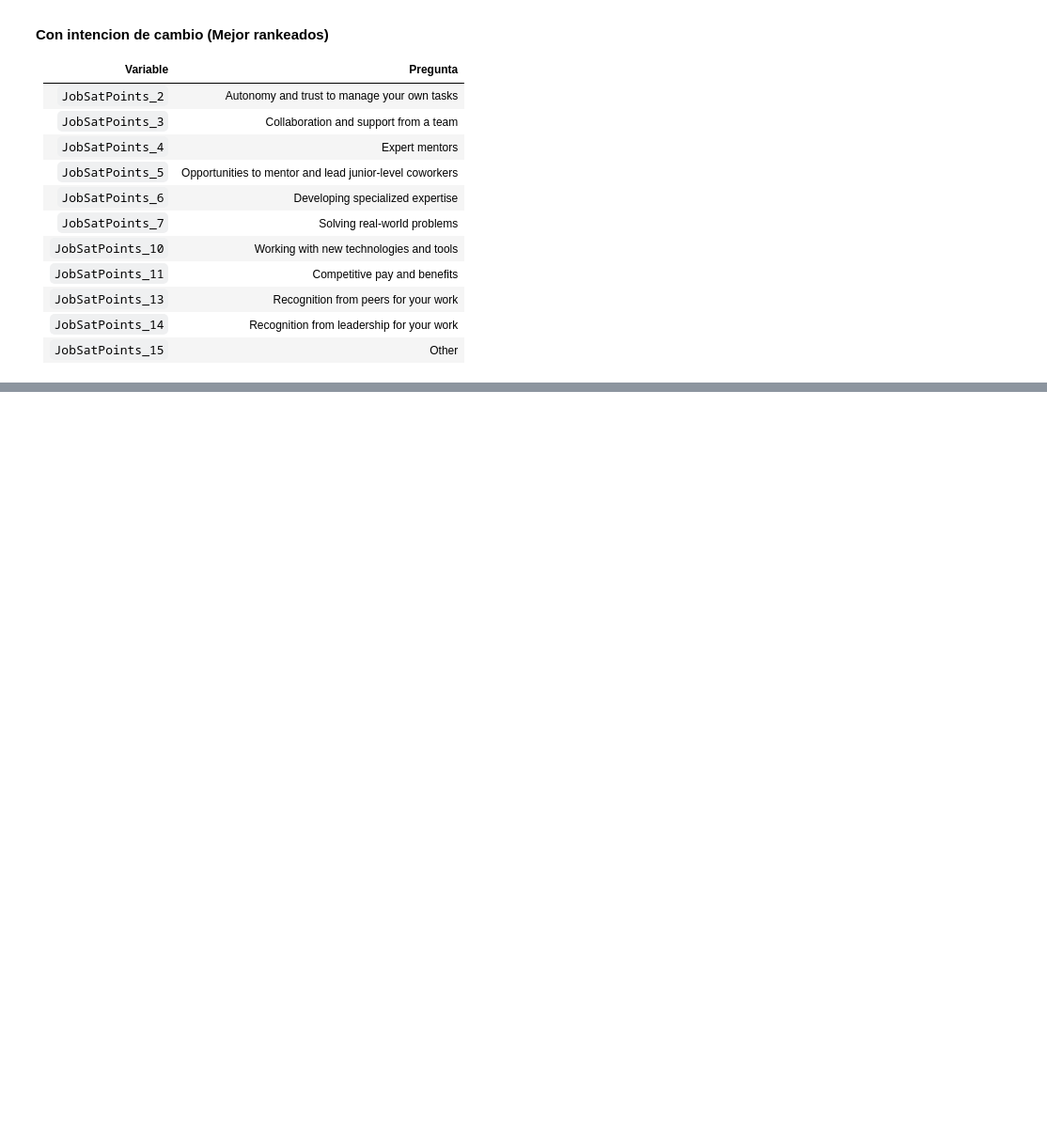
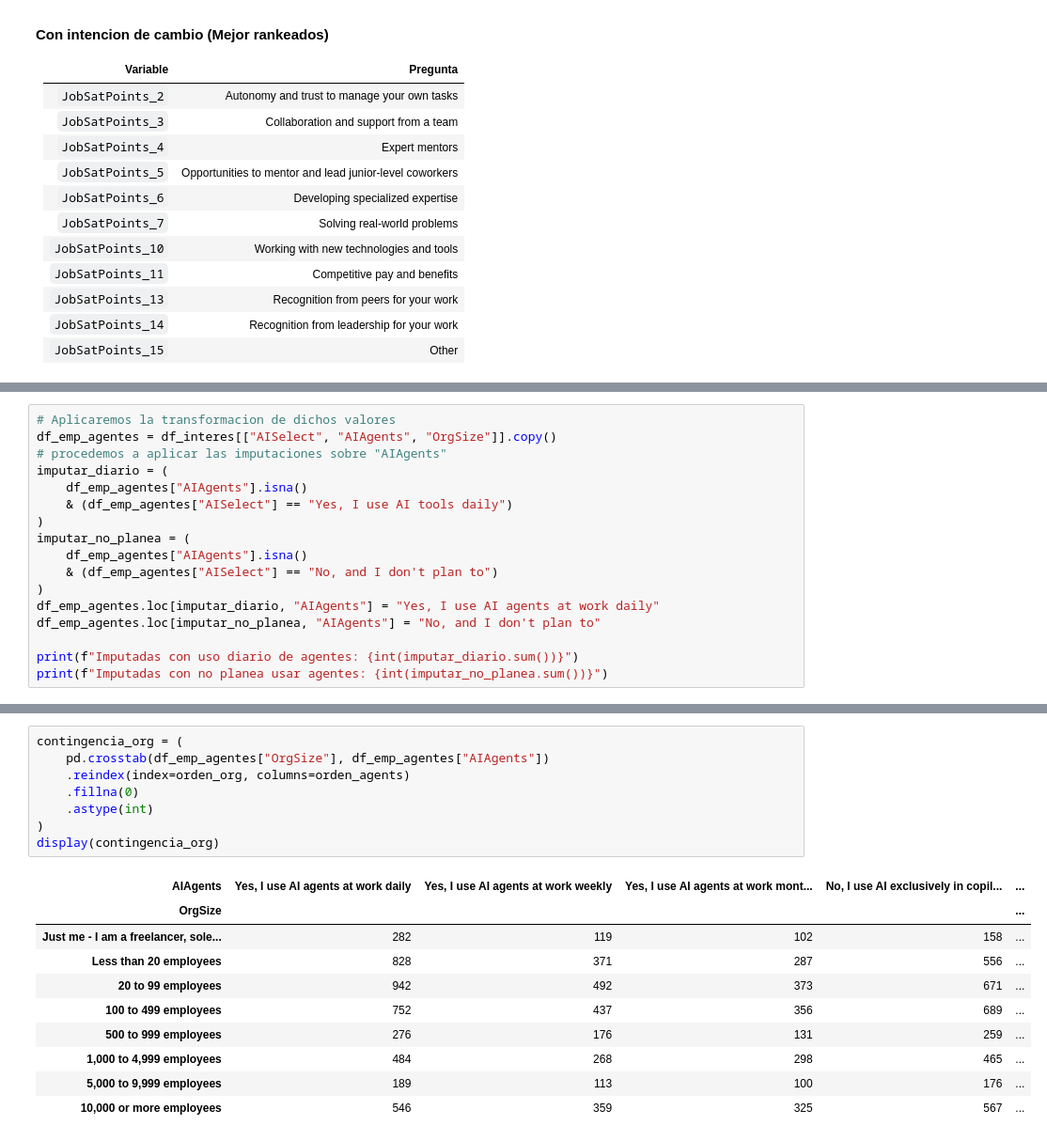
Before and after one commit to MateoGarrido13/StackOverflow-G23, a Jupyter notebook: Grupo23-Fund_C_Datos-StackOverflow.ipynb, the cells around one changed output, grey strips where cells are left out. Shown at 94% size. Drawn from its saved outputs; the diff is of its cells as text; blank space fills up the shorter version.

```diff
--- a/Grupo23-Fund_C_Datos-StackOverflow.ipynb
+++ b/Grupo23-Fund_C_Datos-StackOverflow.ipynb
@@ -1341,0 +1440,17 @@ Observamos que valores cercanos a 15 (peor rankeados) en #1, #9 y #8, empujan al
+# %%
+# Aplicaremos la transformacion de dichos valores
+df_emp_agentes = df_interes[["AISelect", "AIAgents", "OrgSize"]].copy()
+# procedemos a aplicar las imputaciones sobre "AIAgents"
+imputar_diario = (
+    df_emp_agentes["AIAgents"].isna()
+    & (df_emp_agentes["AISelect"] == "Yes, I use AI tools daily")
+)
+imputar_no_planea = (
+    df_emp_agentes["AIAgents"].isna()
+    & (df_emp_agentes["AISelect"] == "No, and I don't plan to")
+)
+df_emp_agentes.loc[imputar_diario, "AIAgents"] = "Yes, I use AI agents at work daily"
+df_emp_agentes.loc[imputar_no_planea, "AIAgents"] = "No, and I don't plan to"
+
+print(f"Imputadas con uso diario de agentes: {int(imputar_diario.sum())}")
+print(f"Imputadas con no planea usar agentes: {int(imputar_no_planea.sum())}")
@@ -1341,0 +1524,19 @@ Observamos que valores cercanos a 15 (peor rankeados) en #1, #9 y #8, empujan al
+# %%
+contingencia_org = (
+    pd.crosstab(df_emp_agentes["OrgSize"], df_emp_agentes["AIAgents"])
+    .reindex(index=orden_org, columns=orden_agents)
+    .fillna(0)
+    .astype(int)
+)
+display(contingencia_org)
+# %% [output]
+| AIAgents | Yes, I use AI agents at work daily | Yes, I use AI agents at work weekly | Yes, I use AI agents at work mont... | No, I use AI exclusively in copil... | ... |
+| OrgSize |  |  |  |  | ... |
+| Just me - I am a freelancer, sole... | 282 | 119 | 102 | 158 | ... |
+| Less than 20 employees | 828 | 371 | 287 | 556 | ... |
+| 20 to 99 employees | 942 | 492 | 373 | 671 | ... |
+| 100 to 499 employees | 752 | 437 | 356 | 689 | ... |
+| 500 to 999 employees | 276 | 176 | 131 | 259 | ... |
+| 1,000 to 4,999 employees | 484 | 268 | 298 | 465 | ... |
+| 5,000 to 9,999 employees | 189 | 113 | 100 | 176 | ... |
+| 10,000 or more employees | 546 | 359 | 325 | 567 | ... |
```
Also changed, not shown: parts of 22 cells of this notebook, 1 other file.
